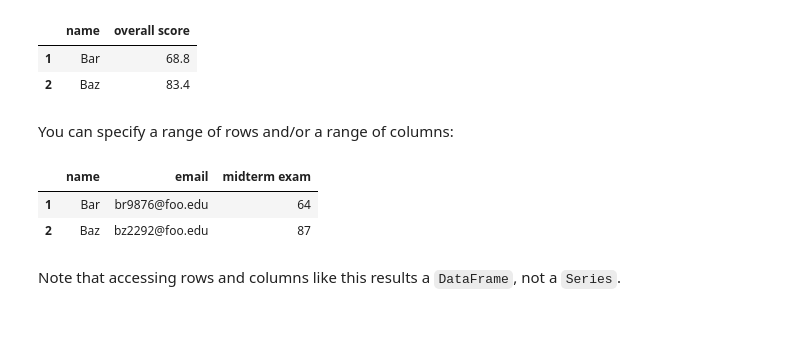
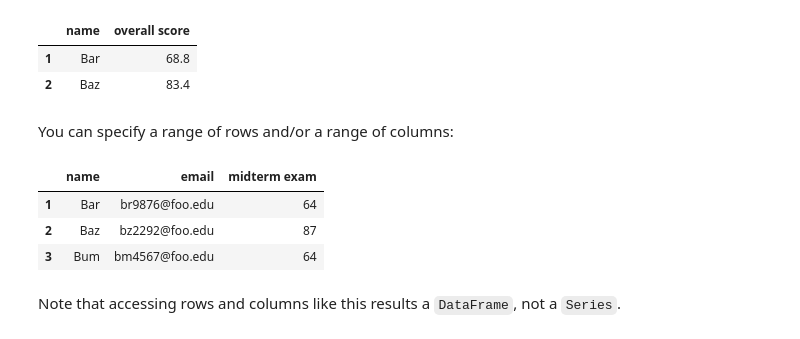
Before and after one commit to nyu-database-design/pandas-examples, a Jupyter notebook: pandas_dataframe.ipynb, the cells around one changed output. Drawn from its saved outputs; the diff is of its cells as text; code cells hidden in the pictures.

```diff
--- a/pandas_dataframe.ipynb
+++ b/pandas_dataframe.ipynb
@@ -168,11 +172,12 @@ df.loc[ [1,2] ][ ['name', 'overall score'] ]
 # %% [markdown]
 You can specify a range of rows and/or a range of columns:
 # %%
-df.loc[ 1:2, 'name':'midterm exam' ]
+df.loc[ 1:3, 'name':'midterm exam' ]
 # %% [output]
 |  | name | email | midterm exam |
 | 1 | Bar | br9876@foo.edu | 64 |
 | 2 | Baz | bz2292@foo.edu | 87 |
+| 3 | Bum | bm4567@foo.edu | 64 |
 # %% [markdown]
 Note that accessing rows and columns like this results a `DataFrame`, not a `Series`.
 # %%
```
Also changed, not shown: parts of 39 cells of this notebook, 1 other file.
